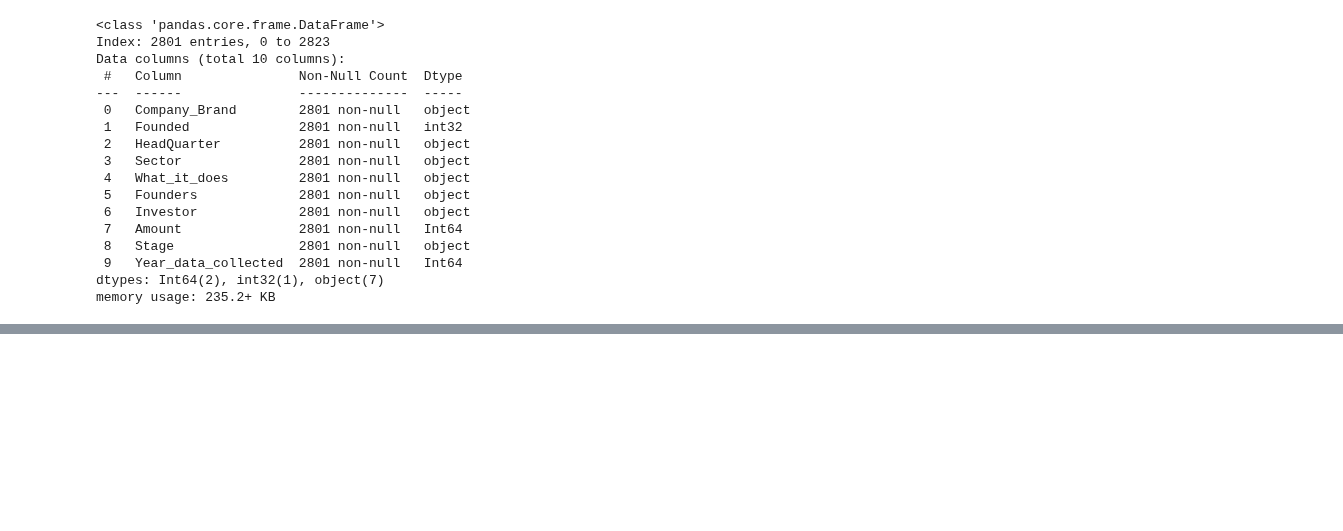
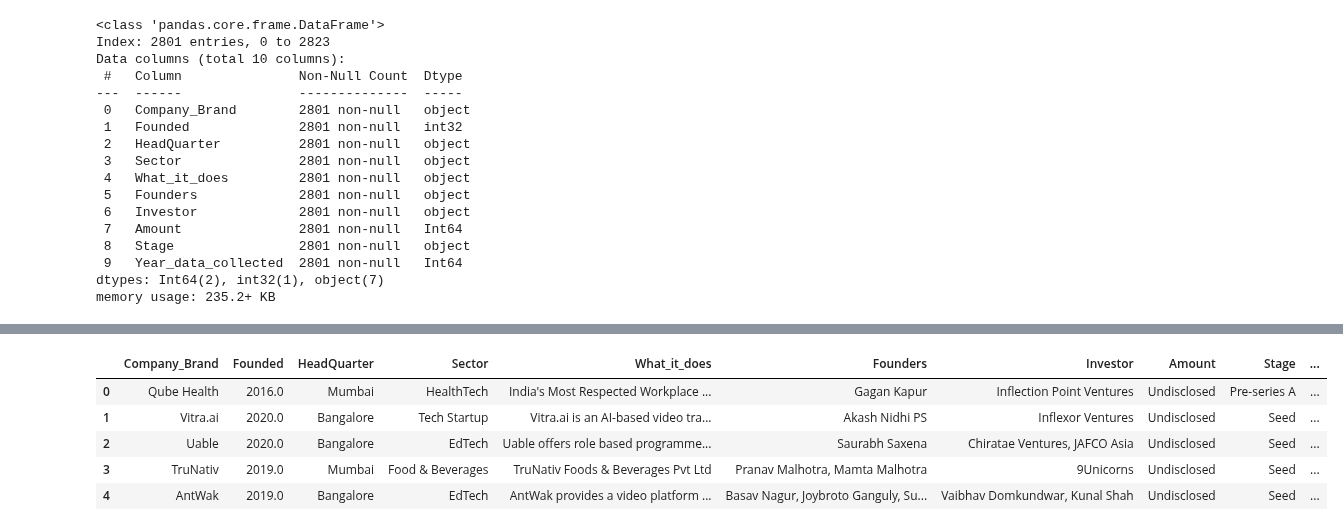
Before and after one commit to GeGe-K/Startup-Ecosystem, a Jupyter notebook: jupyter.ipynb, the cells around one changed output, grey strips where cells are left out. Saved outputs shown, nothing was run; the diff lists cells and outputs as text; code cells hidden in the pictures; blank space fills up the shorter version.

```diff
--- a/jupyter.ipynb
+++ b/jupyter.ipynb
@@ -1919,0 +1991,38 @@ memory usage: 235.2+ KB
+# %%
+def clean_missing_values(df):
+    # Fill missing values in 'Founded' and 'HeadQuarter' columns with appropriate values
+    df['Founded'] = df['Founded'].fillna(df['Founded'].median())
+    df['HeadQuarter'] = df['HeadQuarter'].fillna('Unknown')
+
+    # For 'Investor' column, fill missing values with 'Undisclosed'
+    df['Investor'] = df['Investor'].fillna('Undisclosed')
+
+    # For 'Stage' column, fill missing values with the most frequent stage
+    most_frequent_stage = df['Stage'].mode().iloc[0]
+    df['Stage'] = df['Stage'].fillna(most_frequent_stage)
+
+    return df
+
+
+
+def convert_year_to_integer(df):
+    # Convert 'Year_data_collected' column to integer
+    df['Year_data_collected'] = df['Year_data_collected'].astype(int)
+
+    return df
+
+# Example usage:
+# Assuming you have a DataFrame 'your_data'
+clean_undisclosed_data = clean_missing_values(full_undisclosed_data)
+#clean_undisclosed_data = strip_dollar_sign_and_comma(clean_undisclosed_data)
+clean_undisclosed_data = convert_year_to_integer(clean_undisclosed_data)
+
+# Display the cleaned DataFrame
+clean_undisclosed_data.head()
+# %% [output]
+|  | Company_Brand | Founded | HeadQuarter | Sector | What_it_does | Founders | Investor | Amount | Stage | ... |
+| 0 | Qube Health | 2016.0 | Mumbai | HealthTech | India's Most Respected Workplace ... | Gagan Kapur | Inflection Point Ventures | Undisclosed | Pre-series A | ... |
+| 1 | Vitra.ai | 2020.0 | Bangalore | Tech Startup | Vitra.ai is an AI-based video tra... | Akash Nidhi PS | Inflexor Ventures | Undisclosed | Seed | ... |
+| 2 | Uable | 2020.0 | Bangalore | EdTech | Uable offers role based programme... | Saurabh Saxena | Chiratae Ventures, JAFCO Asia | Undisclosed | Seed | ... |
+| 3 | TruNativ | 2019.0 | Mumbai | Food & Beverages | TruNativ Foods & Beverages Pvt Ltd | Pranav Malhotra, Mamta Malhotra | 9Unicorns | Undisclosed | Seed | ... |
+| 4 | AntWak | 2019.0 | Bangalore | EdTech | AntWak provides a video platform ... | Basav Nagur, Joybroto Ganguly, Su... | Vaibhav Domkundwar, Kunal Shah | Undisclosed | Seed | ... |
```
Also changed, not shown: parts of 9 cells of this notebook.
